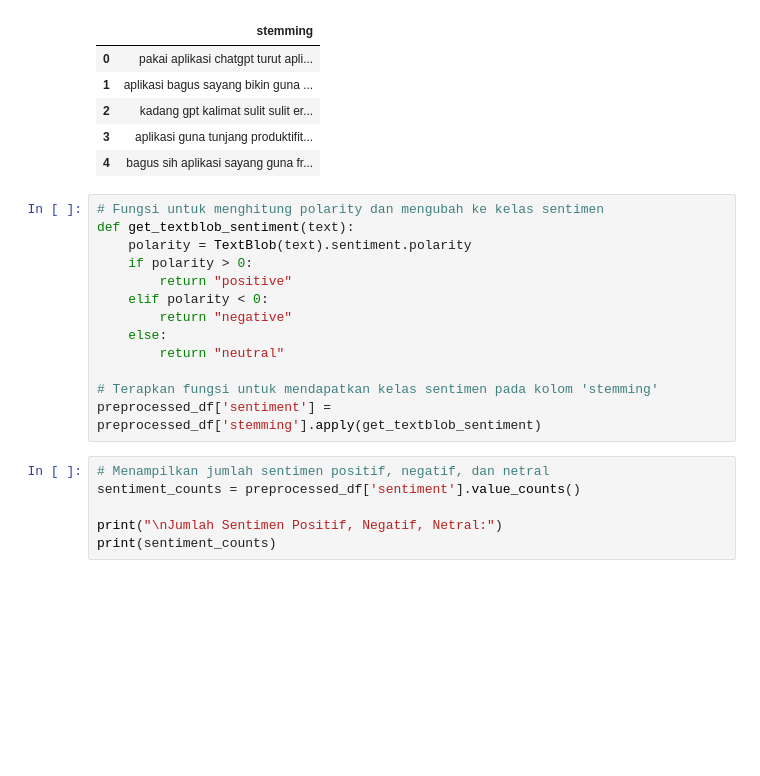
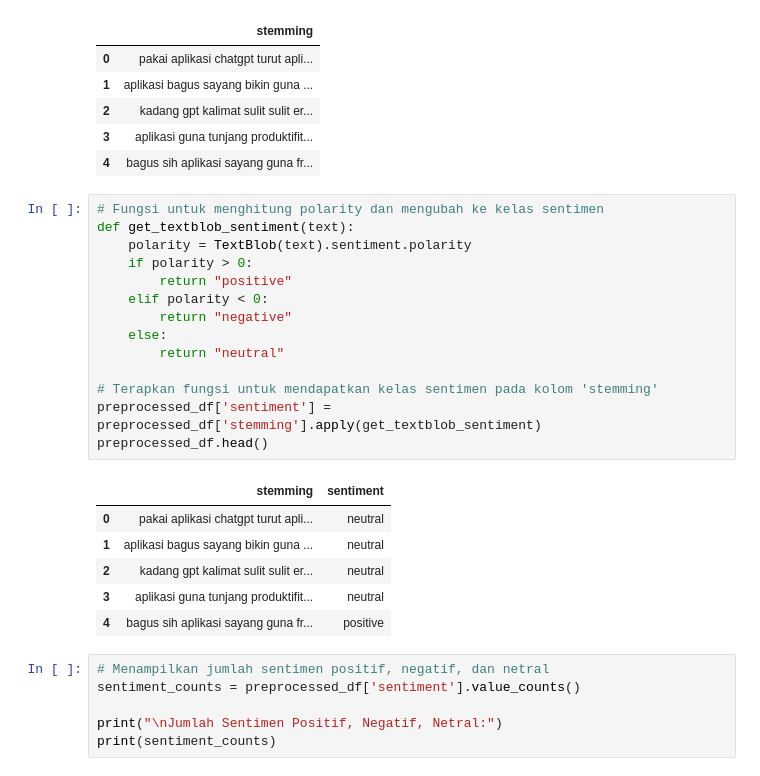
Before and after one commit to dewadhananjaya/Submission-Belajar-Fundamental-Deep-Learning, a Jupyter notebook: Sentiment Analysis Project/notebook_model.ipynb, the cells around one changed output. Drawn from its saved outputs; the diff is of its cells as text; blank space fills up the shorter version.

Commit message:
sentiment analysis project

```diff
--- a/Sentiment Analysis Project/notebook_model.ipynb
+++ b/Sentiment Analysis Project/notebook_model.ipynb
@@ -258,16 +258,24 @@ preprocessed_df.head()
 # %%
 # Fungsi untuk menghitung polarity dan mengubah ke kelas sentimen
 def get_textblob_sentiment(text):
     polarity = TextBlob(text).sentiment.polarity
     if polarity > 0:
         return "positive"
     elif polarity < 0:
         return "negative"
     else:
         return "neutral"
 
 # Terapkan fungsi untuk mendapatkan kelas sentimen pada kolom 'stemming'
 preprocessed_df['sentiment'] = preprocessed_df['stemming'].apply(get_textblob_sentiment)
+preprocessed_df.head()
+# %% [output]
+|  | stemming | sentiment |
+| 0 | pakai aplikasi chatgpt turut apli... | neutral |
+| 1 | aplikasi bagus sayang bikin guna ... | neutral |
+| 2 | kadang gpt kalimat sulit sulit er... | neutral |
+| 3 | aplikasi guna tunjang produktifit... | neutral |
+| 4 | bagus sih aplikasi sayang guna fr... | positive |
 # %%
 # Menampilkan jumlah sentimen positif, negatif, dan netral
 sentiment_counts = preprocessed_df['sentiment'].value_counts()
```
Also changed, not shown: parts of 8 cells of this notebook, 1 other file.
